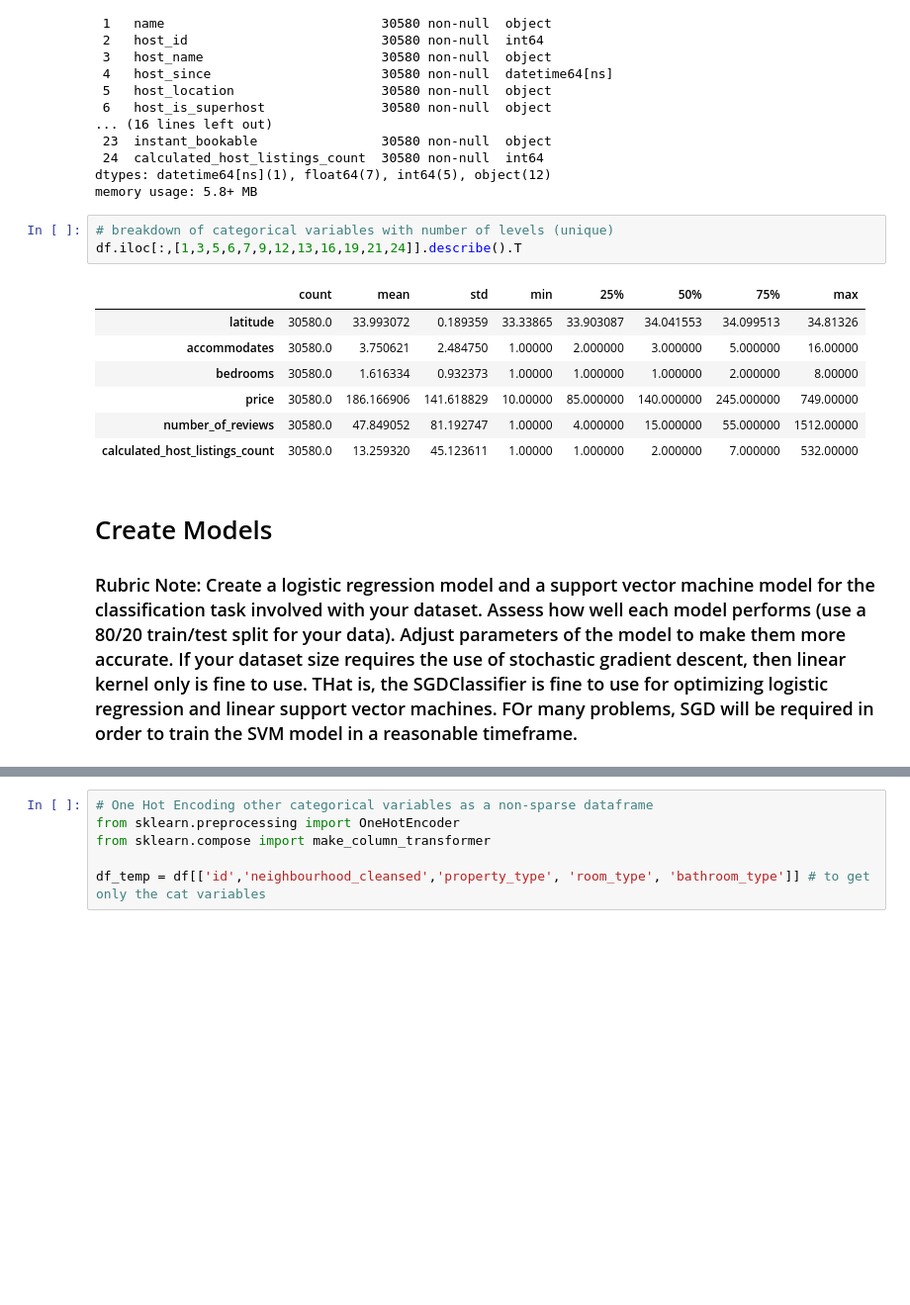
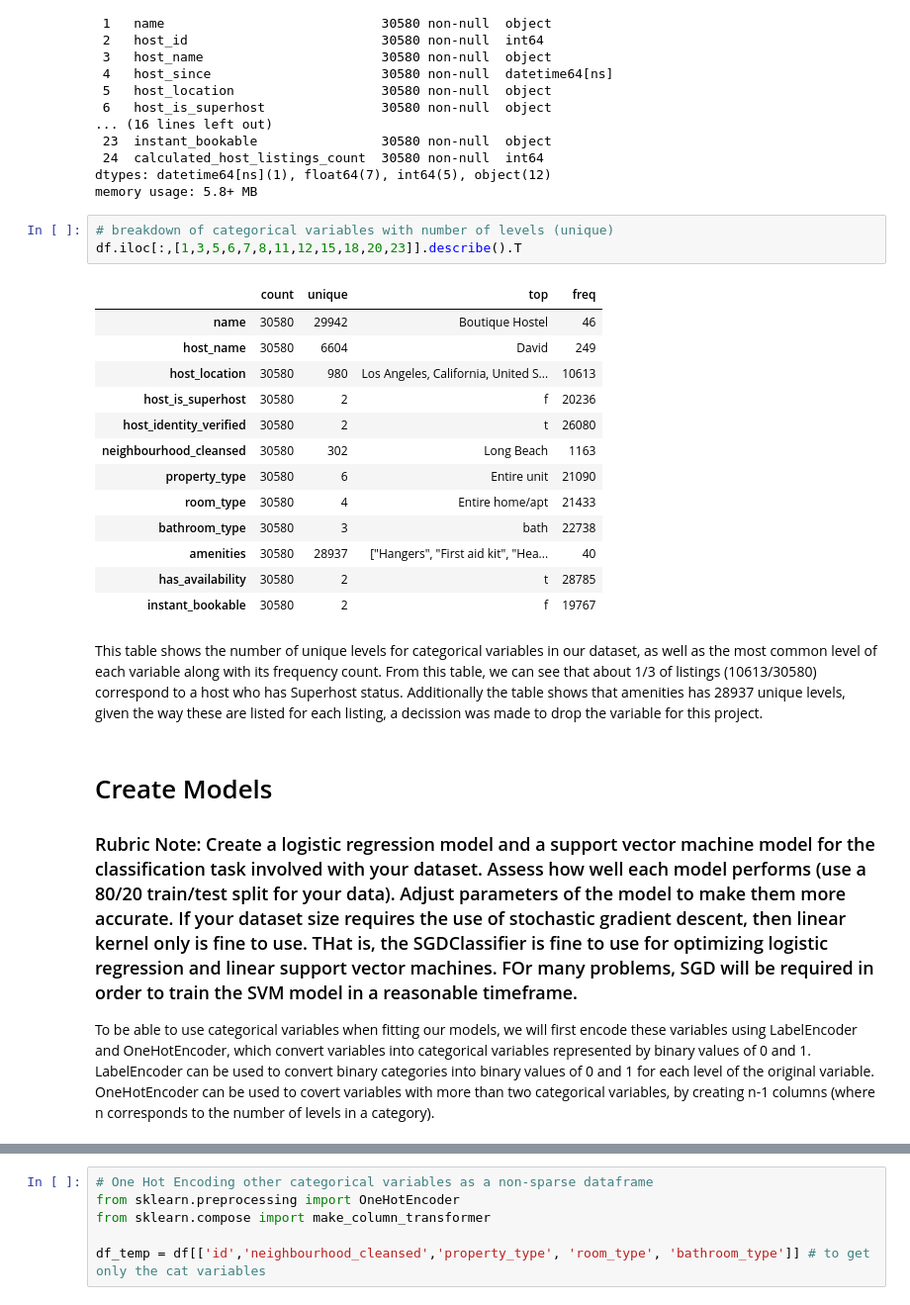
Before and after one commit to boneeyah/DS7331_Group, a Jupyter notebook: MiniLab1.ipynb, the cells around one changed output, grey strips where cells are left out. Shown at 99% size. Saved outputs shown, nothing was run; the diff lists cells and outputs as text; blank space fills up the shorter version.

```diff
--- a/MiniLab1.ipynb
+++ b/MiniLab1.ipynb
@@ -94,20 +101,30 @@ dtypes: datetime64[ns](1), float64(7), int64(5), object(12)
 memory usage: 5.8+ MB
 # %%
 # breakdown of categorical variables with number of levels (unique)
-df.iloc[:,[1,3,5,6,7,9,12,13,16,19,21,24]].describe().T
+df.iloc[:,[1,3,5,6,7,8,11,12,15,18,20,23]].describe().T
 # %% [output]
-|  | count | mean | std | min | 25% | 50% | 75% | max |
-| latitude | 30580.0 | 33.993072 | 0.189359 | 33.33865 | 33.903087 | 34.041553 | 34.099513 | 34.81326 |
-| accommodates | 30580.0 | 3.750621 | 2.484750 | 1.00000 | 2.000000 | 3.000000 | 5.000000 | 16.00000 |
-| bedrooms | 30580.0 | 1.616334 | 0.932373 | 1.00000 | 1.000000 | 1.000000 | 2.000000 | 8.00000 |
-| price | 30580.0 | 186.166906 | 141.618829 | 10.00000 | 85.000000 | 140.000000 | 245.000000 | 749.00000 |
-| number_of_reviews | 30580.0 | 47.849052 | 81.192747 | 1.00000 | 4.000000 | 15.000000 | 55.000000 | 1512.00000 |
-| calculated_host_listings_count | 30580.0 | 13.259320 | 45.123611 | 1.00000 | 1.000000 | 2.000000 | 7.000000 | 532.00000 |
+|  | count | unique | top | freq |
+| name | 30580 | 29942 | Boutique Hostel | 46 |
+| host_name | 30580 | 6604 | David | 249 |
+| host_location | 30580 | 980 | Los Angeles, California, United S... | 10613 |
+| host_is_superhost | 30580 | 2 | f | 20236 |
+| host_identity_verified | 30580 | 2 | t | 26080 |
+| neighbourhood_cleansed | 30580 | 302 | Long Beach | 1163 |
+| property_type | 30580 | 6 | Entire unit | 21090 |
+| room_type | 30580 | 4 | Entire home/apt | 21433 |
+| bathroom_type | 30580 | 3 | bath | 22738 |
+| amenities | 30580 | 28937 | ["Hangers", "First aid kit", "Hea... | 40 |
+| has_availability | 30580 | 2 | t | 28785 |
+| instant_bookable | 30580 | 2 | f | 19767 |
+# %% [markdown]
+This table shows the number of unique levels for categorical variables in our dataset, as well as the most common level of each variable along with its frequency count. From this table, we can see that about 1/3 of listings (10613/30580) correspond to a host who has Superhost status. Additionally the table shows that amenities has 28937 unique levels, given the way these are listed for each listing, a decission was made to drop the variable for this project.
 # %% [markdown]
 # Create Models
 
 
 ### Rubric Note: Create a logistic regression model and a support vector machine model for the classification task involved with your dataset. Assess how well each model performs (use a 80/20 train/test split for your data). Adjust parameters of the model to make them more accurate. If your dataset size requires the use of stochastic gradient descent, then linear kernel only is fine to use. THat is, the SGDClassifier is fine to use for optimizing logistic regression and linear support vector machines. FOr many problems, SGD will be required in order to train the SVM model in a reasonable timeframe.
+
+To be able to use categorical variables when fitting our models, we will first encode these variables using LabelEncoder and OneHotEncoder, which convert variables into categorical variables represented by binary values of 0 and 1. LabelEncoder can be used to convert binary categories into binary values of 0 and 1 for each level of the original variable. OneHotEncoder can be used to covert variables with more than two categorical variables, by creating n-1 columns (where n corresponds to the number of levels in a category).
 # %%
 # Model will focus on classifying superhost status
 # since we're encoding with binary response, we can use labelencoder from sklearn
```
Also changed, not shown: parts of 20 cells of this notebook.
